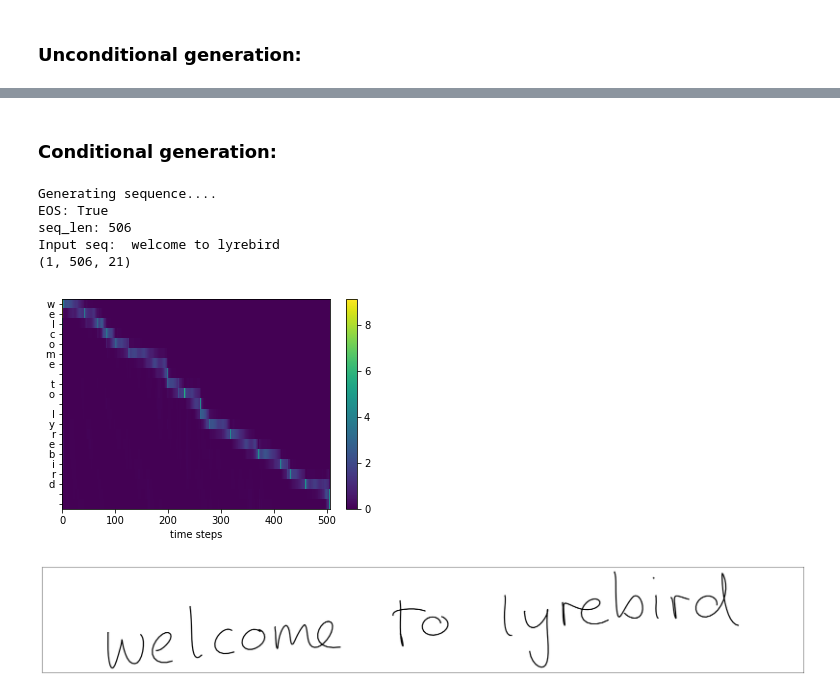
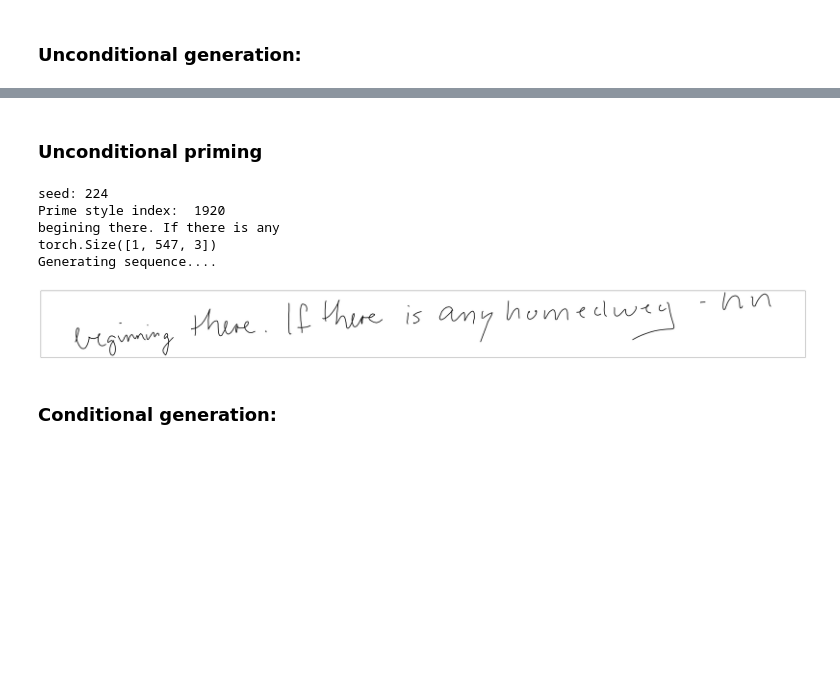
Before and after one commit to swechhasingh/Handwriting-synthesis, a Jupyter notebook: notebooks/results.ipynb, the cells around one changed output, grey strips where cells are left out. Drawn from its saved outputs; the diff is of its cells as text; code cells hidden in the pictures; blank space fills up the shorter version.

Commit message:
added modification for priming

```diff
--- a/notebooks/results.ipynb
+++ b/notebooks/results.ipynb
@@ -58,21 +64,61 @@ Generating sequence....
+# %% [markdown]
+### Unconditional priming
+# %%
+seed = 224
+if seed:
+    print("seed:",seed)
+    torch.manual_seed(seed)
+    np.random.seed(seed)
+model_path = '../results/best_model_prediction.pt'
+
+train_dataset = HandwritingDataset(data_path, split='train', text_req=False)
+
+seq_len = 400
+prime = True
+bias = 10.
+# file_path = '../app/'
+file_path = None
+if prime and file_path:
+    style = np.load(file_path + 'style.npy', allow_pickle=True, encoding='bytes').astype(np.float32)
+    with open(file_path + 'inpText.txt') as file:
+        texts = file.read().splitlines()
+    real_text = texts[0]
+    # plot the sequence
+    plot_stroke(style, save_name="style.png")
+    print(real_text)
+    mean, std, _ = data_normalization(style)
+    style = torch.from_numpy(style).unsqueeze(0).to(device)
+    print(style.shape)
+elif prime:
+    strokes = np.load(data_path + 'strokes.npy',
+                      allow_pickle=True, encoding='bytes')
+    with open(data_path + 'sentences.txt') as file:
+        texts = file.read().splitlines()
+    idx = np.random.randint(0, len(strokes))
+    print("Prime style index: ", idx)
+    real_text = texts[idx]
+    style = strokes[idx]
+    # plot the sequence
+    plot_stroke(style, save_name="style_" + str(idx) + ".png")
+    print(real_text)
+    mean, std, _ = data_normalization(style)
+    style = torch.from_numpy(style).unsqueeze(0).to(device)
+    print(style.shape)
+
+#prediction
+gen_seq = generate_unconditional_seq(model_path, seq_len, device, bias, style, prime)
+
+# denormalize the generated offsets using train set mean and std
+gen_seq = data_denormalization(mean, std, gen_seq)
+
+# plot the sequence
+plot_stroke(gen_seq[0])
+# %% [output]
+seed: 224
+Prime style index:  1920
+begining there. If there is any
+torch.Size([1, 547, 3])
+Generating sequence....
+[figure, added]
 # %% [markdown]
 ### Conditional generation:
-# %%
-model_path = '../saved_models/best_model_synthesis.pt'
-text = "welcome to lyrebird"
-gen_seq = generate_conditional_sequence(model_path, text, device,
-                                        train_dataset.char_to_id, train_dataset.idx_to_char, bias=10.)
-
-# denormalize the generated offsets using train set mean and std
-gen_seq = data_denormalization(Global.train_mean, Global.train_std, gen_seq)
-
-# plot the sequence
-plot_stroke(gen_seq[0])
-# %% [output]
-Generating sequence....
-EOS: True
-seq_len: 506
-Input seq:  welcome to lyrebird
-(1, 506, 21)
-[figure, removed]
-[figure, removed]
```
Also changed, not shown: parts of 13 cells of this notebook, 11 other files.
